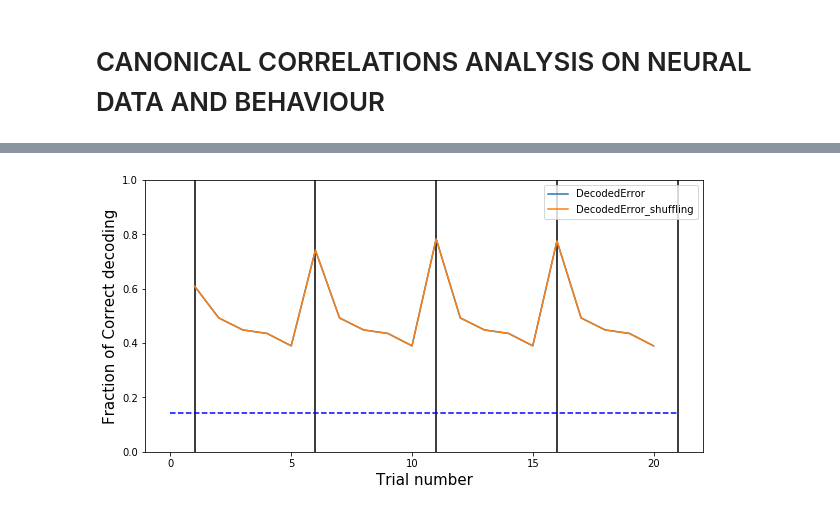
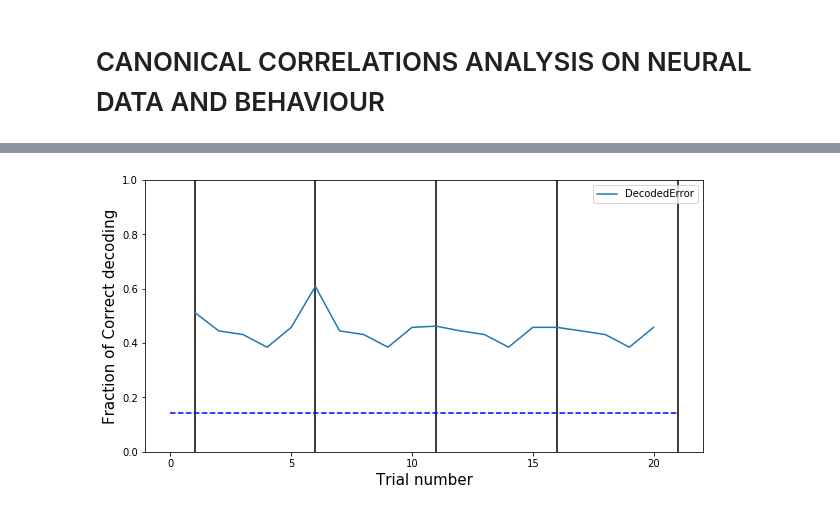
Before and after one commit to melisamc89/neural_analysys, a Jupyter notebook: src/canonical_correlations_analysis.ipynb, the cells around one changed output, grey strips where cells are left out. Cells and saved outputs as stored; diff of their text form; code cells hidden in the pictures.

```diff
--- a/src/canonical_correlations_analysis.ipynb
+++ b/src/canonical_correlations_analysis.ipynb
@@ -307,7 +304,7 @@ day = 0
 #index = speed_selection(tracking_list[day], speed_limit = 3)
 tracking = tracking_list[day]
 ypre = np.array(binned_tracking(tracking = tracking, binnumber = BINS )).T
-index_track = np.logical_and(ypre[:,0]>=0,ypre[:,1]>=0)
+index_track = np.logical_and(ypre[:,0]>0,ypre[:,1]>0)
 binsx = ypre[index_track,0]
 binsy = ypre[index_track,1]
 
@@ -377,7 +378,0 @@ Number of mislabeled points out of a total 638 points : 235
-# %%
-X_train, X_test, y_train, y_test = train_test_split(X2, ybehaviour, test_size=0.1, random_state=0)
-gnb = GaussianNB()
-y_pred = gnb.fit(X_train, y_train).predict(X_test)
-y_pred_proba = gnb.fit(X_train, y_train).predict_proba(X_test)
-print("Number of mislabeled points out of a total %d points : %d" % (X_test.shape[0], (y_test != y_pred).sum()))
-#conf_sup = confusion_matrix(y_test,y_pred)
@@ -427,7 +420,8 @@ for day in range(4):
         X_decode = Xpre[:,selected_cells]
         #X = X.astype(int)
 
-        yparameters = parameters_list[day][:,np.where(np.logical_and(ypre[:,0]>0,ypre[:,1]>0))[0]]
+        yparameters = parameters_list[day][:,np.where
+                                           (np.logical_and(ypre[:,0]>0,ypre[:,1]>0))[0]]
 
         day = 0
         from sklearn.cross_decomposition import CCA
@@ -456,29 +450,29 @@ for trial in range(5*4):
     y_pred_list.append(y_pred)
     error.append((y_test != y_pred).sum()/X_test.shape[0])
 
-    X_train_shuffle , X_test_shuffle , y_train_shuffle, y_test_shuffle = train_test_split(X_shuffle[trial], ybehaviour_list[trial], test_size=0.1, random_state=0)
-    y_pred_shuffle = gnb.fit(X_train_shuffle, y_train_shuffle).predict(X_test_shuffle)
-    y_test_list_shuffle.append(y_test_shuffle)
-    y_pred_list_shuffle.append(y_pred_shuffle)
-    error_shuffle.append((y_test != y_pred).sum()/X_test.shape[0])
+    #X_train_shuffle , X_test_shuffle , y_train_shuffle, y_test_shuffle = train_test_split(X_shuffle[trial], ybehaviour_list[trial], test_size=0.1, random_state=0)
+    #y_pred_shuffle = gnb.fit(X_train_shuffle, y_train_shuffle).predict(X_test_shuffle)
+    #y_test_list_shuffle.append(y_test_shuffle)
+    #y_pred_list_shuffle.append(y_pred_shuffle)
+    #error_shuffle.append((y_test != y_pred).sum()/X_test.shape[0])
 # %%
 figure, axes = plt.subplots(1)
 
 axes.plot(np.arange(1,len(error)+1),np.ones_like(error) - error)
-axes.plot(np.arange(1,len(error)+1),np.ones_like(error) - error_shuffle)
+#axes.plot(np.arange(1,len(error)+1),np.ones_like(error) - error_shuffle)
 
 axes.legend(['DecodedError', 'DecodedError_shuffling'])
 axes.set_xlabel('Trial number', fontsize = 15)
 axes.set_ylabel('Fraction of Correct decoding', fontsize = 15)
 axes.set_ylim([0,1])
 
 plt.vlines(1, 0, 1, colors='k', linestyles='-')
 plt.vlines(6, 0, 1, colors='k', linestyles='-')
 plt.vlines(11, 0, 1, colors='k', linestyles='-')
 plt.vlines(16, 0, 1, colors='k', linestyles='-')
 plt.vlines(21, 0, 1, colors='k', linestyles='-')
 plt.hlines(1/7, 0, 21, colors='b', linestyles='--')
 
 figure.set_size_inches(10,5)
 # %% [output]
-[figure, old version]
+[figure, new version]
```
Also changed, not shown: parts of 9 cells of this notebook, 3 other files.
